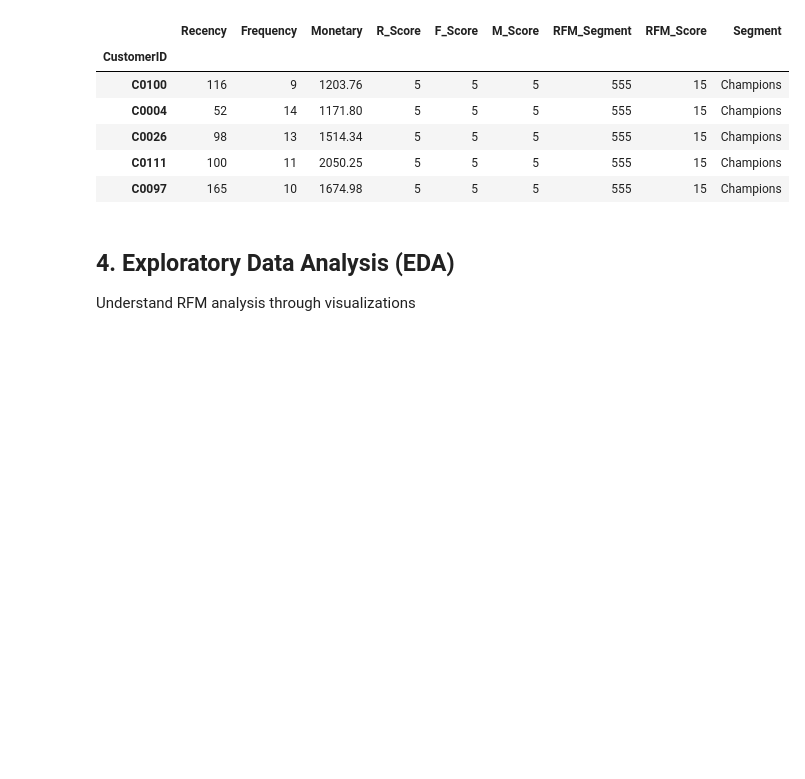
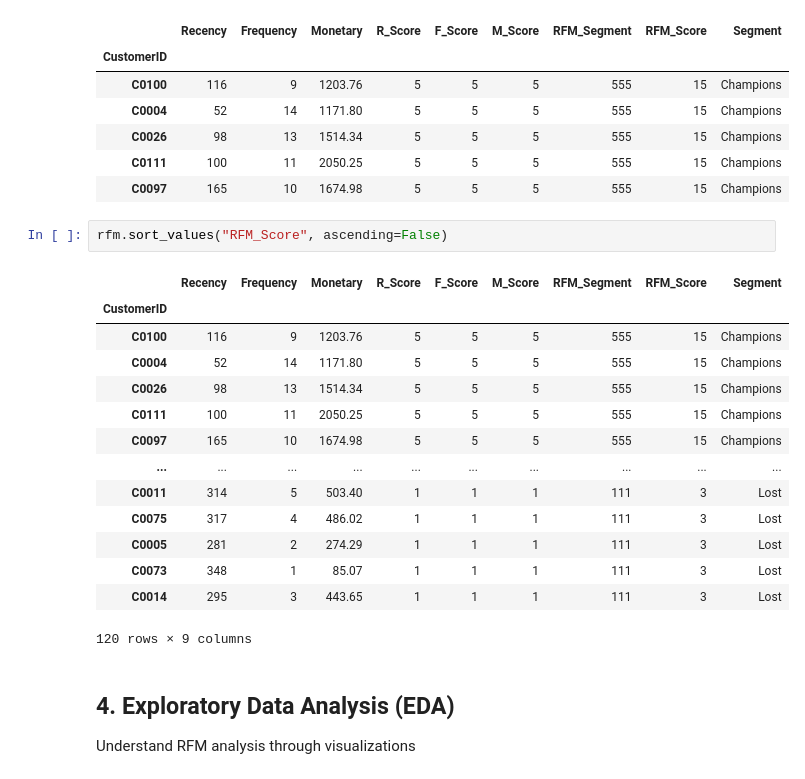
Before and after one commit to mingfujacky/Lecture-Big-Data, a Jupyter notebook: file/code/RFM_sales_data.ipynb, the cells around one changed output. Drawn from its saved outputs; the diff is of its cells as text; blank space fills up the shorter version.

```diff
--- a/file/code/RFM_sales_data.ipynb
+++ b/file/code/RFM_sales_data.ipynb
@@ -96,6 +96,23 @@ rfm.sort_values("RFM_Score", ascending=False).head()
 | C0026 | 98 | 13 | 1514.34 | 5 | 5 | 5 | 555 | 15 | Champions |
 | C0111 | 100 | 11 | 2050.25 | 5 | 5 | 5 | 555 | 15 | Champions |
 | C0097 | 165 | 10 | 1674.98 | 5 | 5 | 5 | 555 | 15 | Champions |
+# %%
+rfm.sort_values("RFM_Score", ascending=False)
+# %% [output]
+|  | Recency | Frequency | Monetary | R_Score | F_Score | M_Score | RFM_Segment | RFM_Score | Segment |
+| CustomerID |  |  |  |  |  |  |  |  |  |
+| C0100 | 116 | 9 | 1203.76 | 5 | 5 | 5 | 555 | 15 | Champions |
+| C0004 | 52 | 14 | 1171.80 | 5 | 5 | 5 | 555 | 15 | Champions |
+| C0026 | 98 | 13 | 1514.34 | 5 | 5 | 5 | 555 | 15 | Champions |
+| C0111 | 100 | 11 | 2050.25 | 5 | 5 | 5 | 555 | 15 | Champions |
+| C0097 | 165 | 10 | 1674.98 | 5 | 5 | 5 | 555 | 15 | Champions |
+| ... | ... | ... | ... | ... | ... | ... | ... | ... | ... |
+| C0011 | 314 | 5 | 503.40 | 1 | 1 | 1 | 111 | 3 | Lost |
+| C0075 | 317 | 4 | 486.02 | 1 | 1 | 1 | 111 | 3 | Lost |
+| C0005 | 281 | 2 | 274.29 | 1 | 1 | 1 | 111 | 3 | Lost |
+| C0073 | 348 | 1 | 85.07 | 1 | 1 | 1 | 111 | 3 | Lost |
+| C0014 | 295 | 3 | 443.65 | 1 | 1 | 1 | 111 | 3 | Lost |
+120 rows × 9 columns
 # %% [markdown]
 ## 4. Exploratory Data Analysis (EDA)
 Understand RFM analysis through visualizations
```
Also changed, not shown: parts of 1 cell of this notebook, 13 other files.
